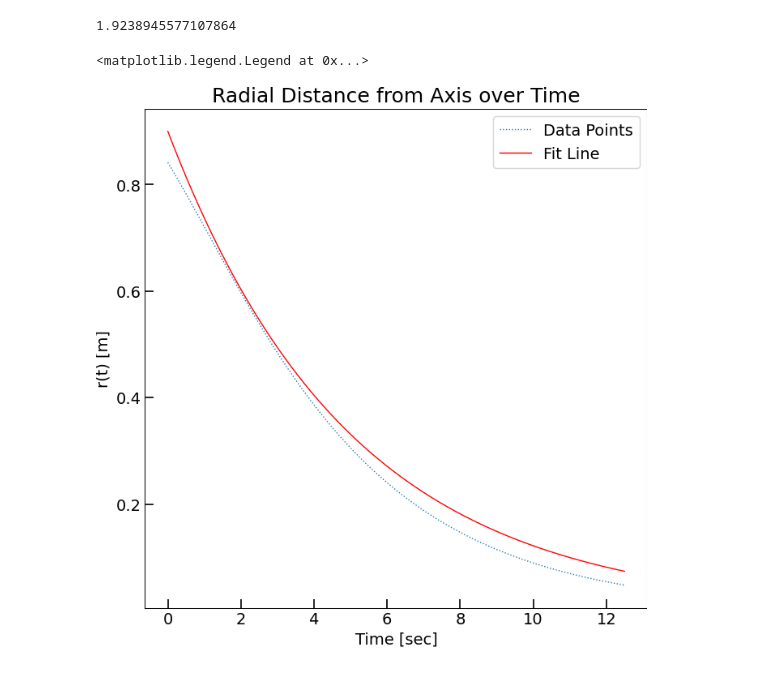
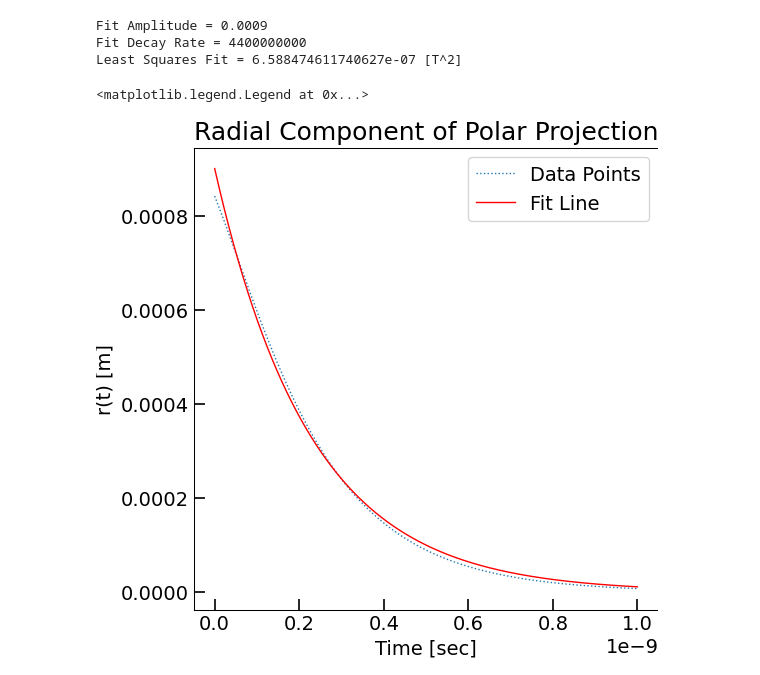
Before and after one commit to Giordanengo1/ProfHurst_PHYS240_Sp23, a Jupyter notebook: Final Project Gianni Giordanengo.ipynb, the cells around one changed output. Saved outputs shown, nothing was run; the diff lists cells and outputs as text; code cells hidden in the pictures.

Commit message:
Update Final Project Gianni Giordanengo.ipynb
Completed Project

```diff
--- a/Final Project Gianni Giordanengo.ipynb
+++ b/Final Project Gianni Giordanengo.ipynb
@@ -248,21 +251,26 @@ Least Squares Fit = 0.49196381668868044 [T^2]
 # %%
-A = 0.9
-omega = 0.20
+A = 0.0009               #manual inputs to find neighborhood of values
+omega = 4400000000
+#fit = -omega*tplot + A
 fit = A*np.exp(-omega*tplot)
 
 diff2 = (fit-rplot)**2
 lsqf = sum(diff2)
 
-print(lsqf)
+print('Fit Amplitude =', A)
+print('Fit Decay Rate =', omega)
+print('Least Squares Fit =',lsqf, '[T^2]')
 
-fig2 = plt.figure(figsize=(8,8))
+fig2 = plt.figure(figsize=(6,6))
 plt.plot(tplot, rplot, ls='dotted', label='Data Points')
 plt.plot(tplot, fit, c='r', label='Fit Line')
-plt.title('Radial Distance from Axis over Time')
+plt.title('Radial Component of Polar Projection')
 plt.xlabel('Time [sec]')
 plt.ylabel('r(t) [m]')
 plt.legend()
 # %% [output]
-1.9238945577107864
+Fit Amplitude = 0.0009
+Fit Decay Rate = 4400000000
+Least Squares Fit = 6.588474611740627e-07 [T^2]
 <matplotlib.legend.Legend at 0x...>
-[figure, old version]
+[figure, new version]
```
Also changed, not shown: parts of 3 cells of this notebook.
